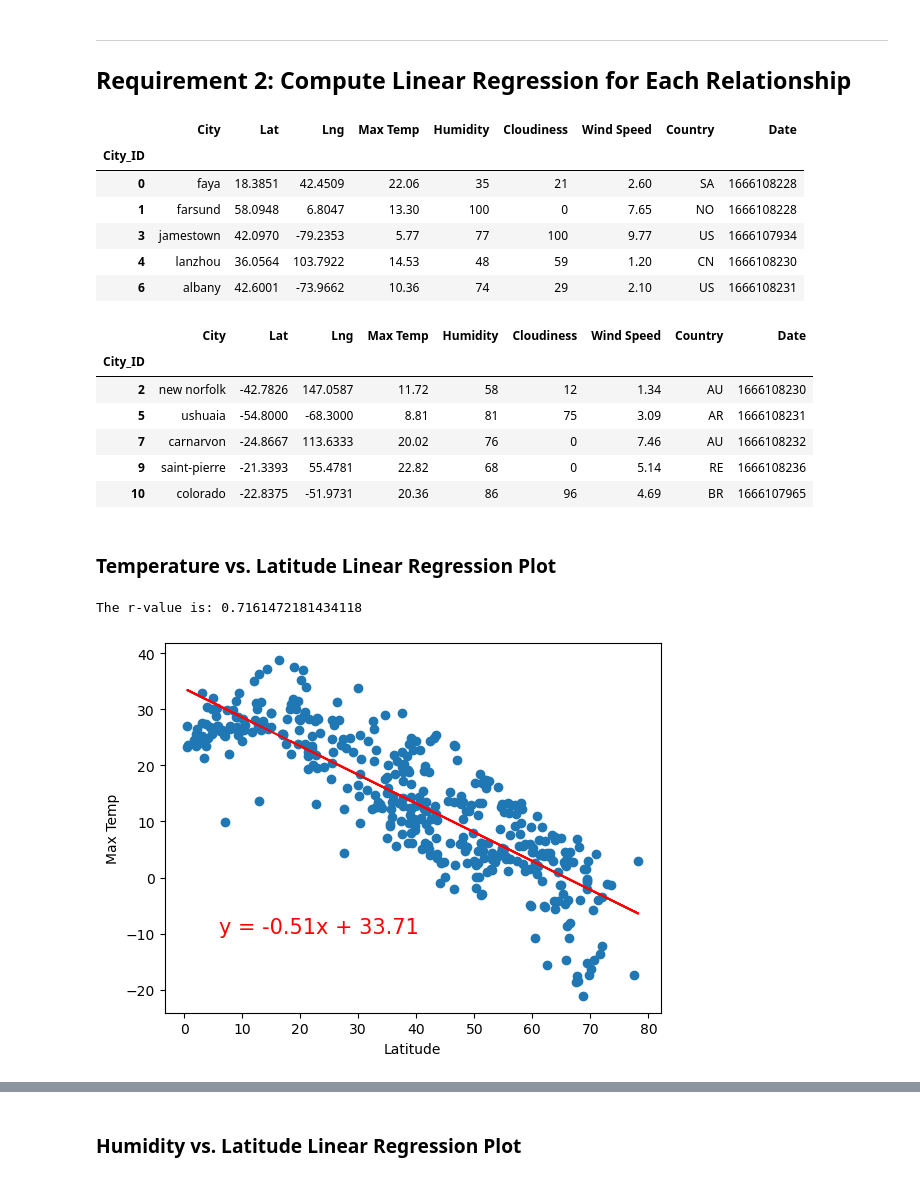
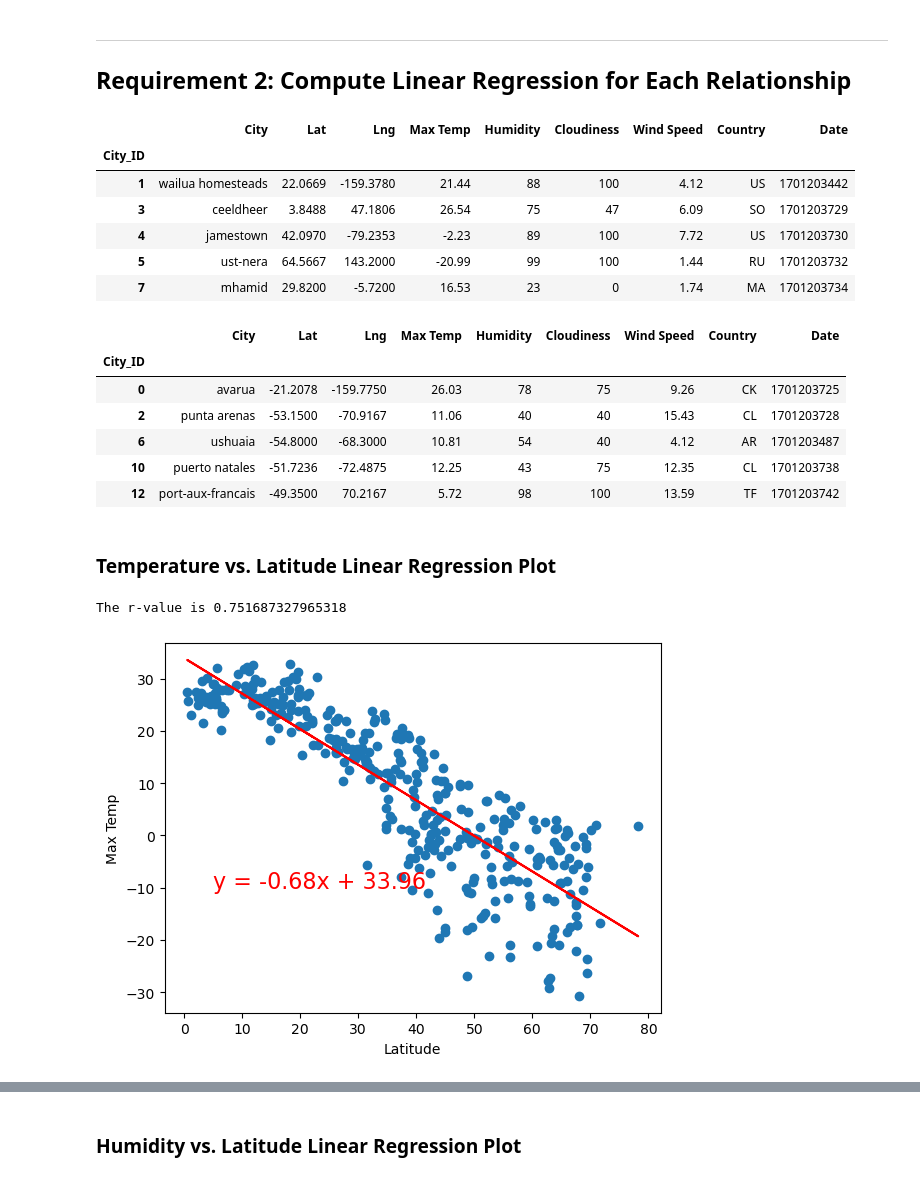
Before and after one commit to jaimelangenfeld/python-api-challenge, a Jupyter notebook: WeatherPy/WeatherPy.ipynb, the cells around one changed output, grey strips where cells are left out. Drawn from its saved outputs; the diff is of its cells as text; code cells hidden in the pictures.

```diff
--- a/WeatherPy/WeatherPy.ipynb
+++ b/WeatherPy/WeatherPy.ipynb
@@ -265,38 +326,55 @@ plt.show()
+# %%
+# Define a function to create Linear Regression plots
+def plot_lin_regression(x_values, y_values, ylabel, text_coords):
+    # Computer linear regression
+    (slope, intercept, rvalue, pvalue, sterr)= linregress(x_values, y_values)
+    y_hat = x_values*slope + intercept
+    line_eq = "y = " + str(round(slope, 2)) + "x + " + str(round(intercept, 2))
+
+#Plot
+    plt.scatter(x_values, y_values)
+    plt.plot(x_values, y_hat, "r-")
+    plt.annotate(line_eq, text_coords, fontsize=16, color="red")
+    plt.xlabel("Latitude")
+    plt.ylabel(ylabel)
+    print(f"The r-value is {rvalue**2}")
+    plt.show()
 # %%
 # Create a DataFrame with the Northern Hemisphere data (Latitude >= 0)
-# YOUR CODE HERE
+northern_hemi_df = city_data_df.loc[(city_data_df["Lat"]>=0)]
 
 # Display sample data
 northern_hemi_df.head()
 # %% [output]
 |  | City | Lat | Lng | Max Temp | Humidity | Cloudiness | Wind Speed | Country | Date |
 | City_ID |  |  |  |  |  |  |  |  |  |
-| 0 | faya | 18.3851 | 42.4509 | 22.06 | 35 | 21 | 2.60 | SA | 1666108228 |
-| 1 | farsund | 58.0948 | 6.8047 | 13.30 | 100 | 0 | 7.65 | NO | 1666108228 |
-| 3 | jamestown | 42.0970 | -79.2353 | 5.77 | 77 | 100 | 9.77 | US | 1666107934 |
-| 4 | lanzhou | 36.0564 | 103.7922 | 14.53 | 48 | 59 | 1.20 | CN | 1666108230 |
-| 6 | albany | 42.6001 | -73.9662 | 10.36 | 74 | 29 | 2.10 | US | 1666108231 |
+| 1 | wailua homesteads | 22.0669 | -159.3780 | 21.44 | 88 | 100 | 4.12 | US | 1701203442 |
+| 3 | ceeldheer | 3.8488 | 47.1806 | 26.54 | 75 | 47 | 6.09 | SO | 1701203729 |
+| 4 | jamestown | 42.0970 | -79.2353 | -2.23 | 89 | 100 | 7.72 | US | 1701203730 |
+| 5 | ust-nera | 64.5667 | 143.2000 | -20.99 | 99 | 100 | 1.44 | RU | 1701203732 |
+| 7 | mhamid | 29.8200 | -5.7200 | 16.53 | 23 | 0 | 1.74 | MA | 1701203734 |
 # %%
 # Create a DataFrame with the Southern Hemisphere data (Latitude < 0)
-# YOUR CODE HERE
+southern_hemi_df = city_data_df.loc[(city_data_df["Lat"] < 0)]
+
 
 # Display sample data
 southern_hemi_df.head()
 # %% [output]
 |  | City | Lat | Lng | Max Temp | Humidity | Cloudiness | Wind Speed | Country | Date |
 | City_ID |  |  |  |  |  |  |  |  |  |
-| 2 | new norfolk | -42.7826 | 147.0587 | 11.72 | 58 | 12 | 1.34 | AU | 1666108230 |
-| 5 | ushuaia | -54.8000 | -68.3000 | 8.81 | 81 | 75 | 3.09 | AR | 1666108231 |
-| 7 | carnarvon | -24.8667 | 113.6333 | 20.02 | 76 | 0 | 7.46 | AU | 1666108232 |
-| 9 | saint-pierre | -21.3393 | 55.4781 | 22.82 | 68 | 0 | 5.14 | RE | 1666108236 |
-| 10 | colorado | -22.8375 | -51.9731 | 20.36 | 86 | 96 | 4.69 | BR | 1666107965 |
+| 0 | avarua | -21.2078 | -159.7750 | 26.03 | 78 | 75 | 9.26 | CK | 1701203725 |
+| 2 | punta arenas | -53.1500 | -70.9167 | 11.06 | 40 | 40 | 15.43 | CL | 1701203728 |
+| 6 | ushuaia | -54.8000 | -68.3000 | 10.81 | 54 | 40 | 4.12 | AR | 1701203487 |
+| 10 | puerto natales | -51.7236 | -72.4875 | 12.25 | 43 | 75 | 12.35 | CL | 1701203738 |
+| 12 | port-aux-francais | -49.3500 | 70.2167 | 5.72 | 98 | 100 | 13.59 | TF | 1701203742 |
 # %% [markdown]
 ###  Temperature vs. Latitude Linear Regression Plot
 # %%
 # Linear regression on Northern Hemisphere
-# YOUR CODE HERE
+plot_lin_regression(northern_hemi_df["Lat"], northern_hemi_df["Max Temp"], "Max Temp", (5, -10))
 # %% [output]
-The r-value is: 0.7161472181434118
+The r-value is 0.751687327965318
-[figure, old version]
+[figure, new version]
 # %%
 # Linear regression on Southern Hemisphere
```
Also changed, not shown: parts of 33 cells of this notebook, 10 other files.
